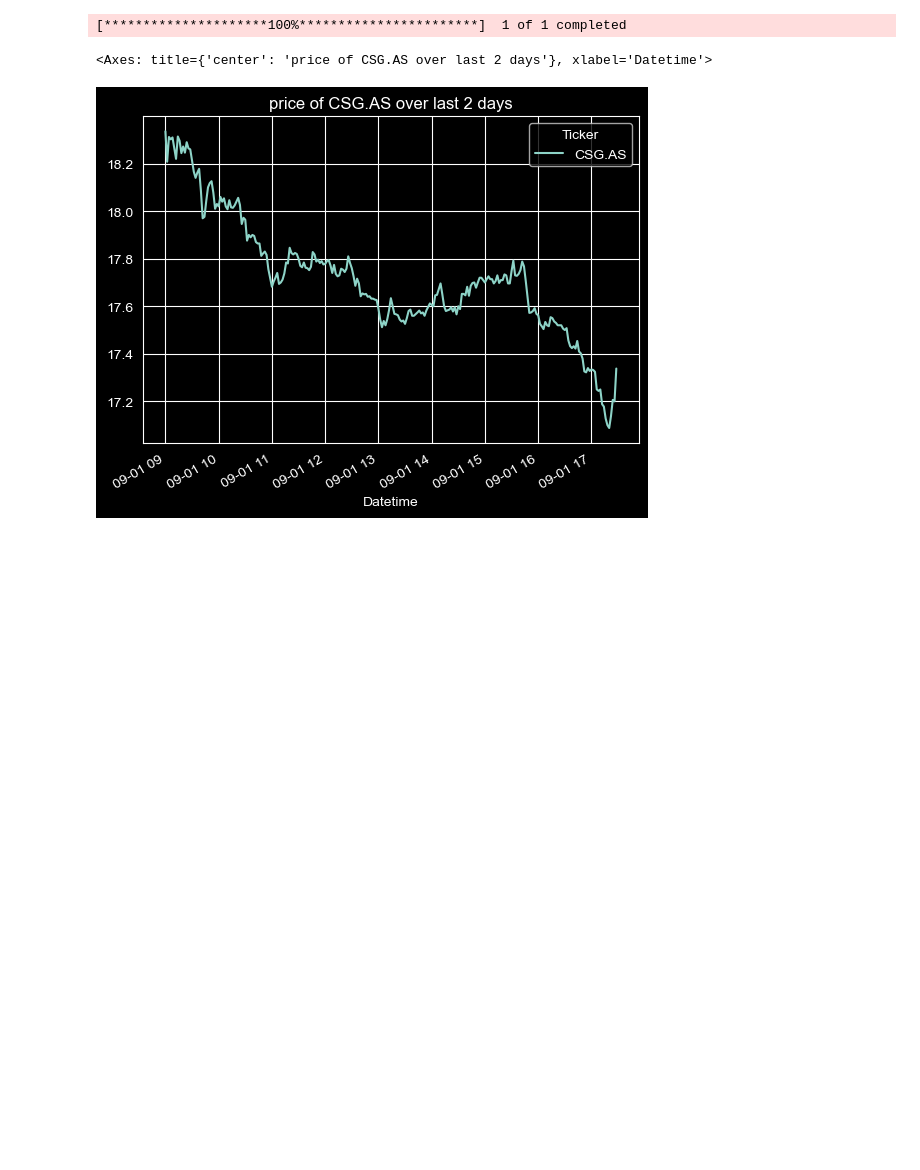
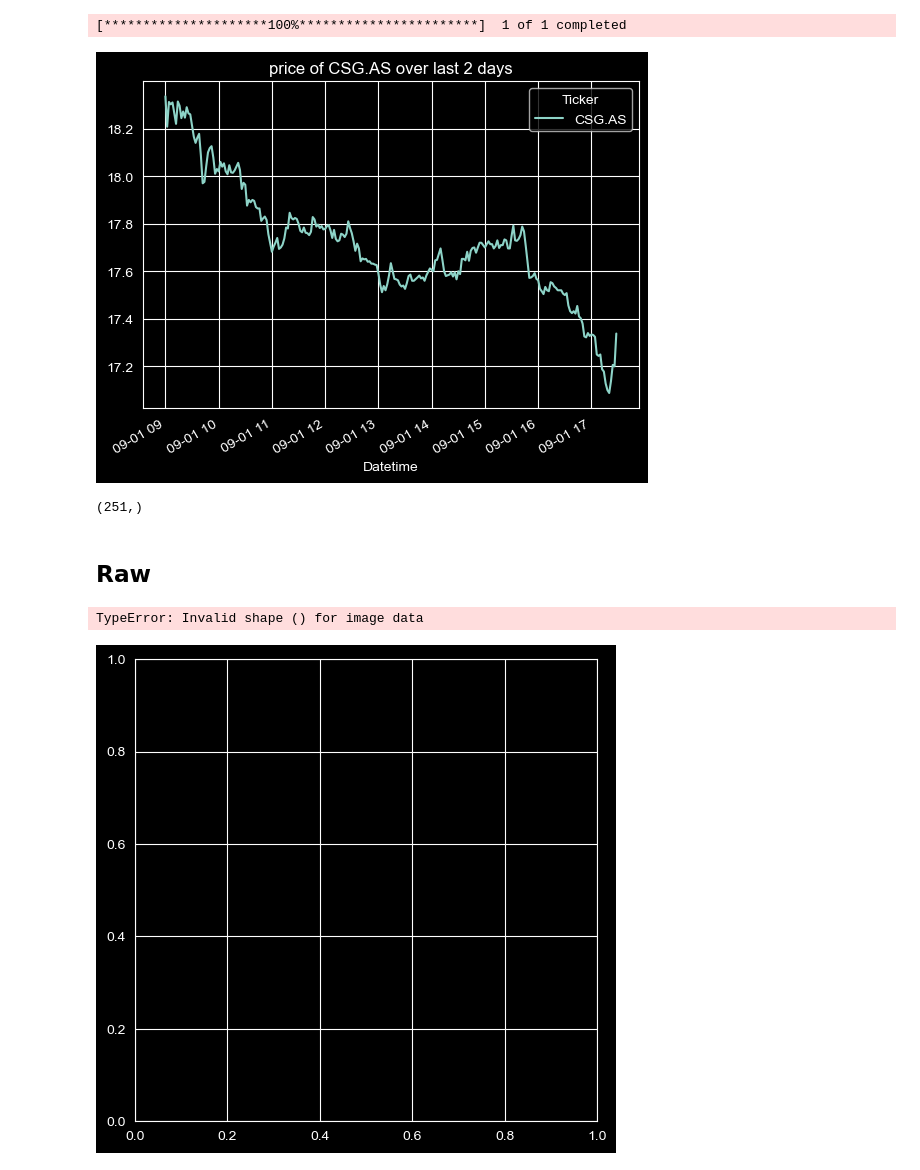
Before and after one commit to Anastasios-Vlachmpeis/Recurrence-Plot-Research, a Jupyter notebook: recplay.ipynb, the cells around one changed output. Saved outputs shown, nothing was run; the diff lists cells and outputs as text; code cells hidden in the pictures; blank space fills up the shorter version.

```diff
--- a/recplay.ipynb
+++ b/recplay.ipynb
@@ -9,7 +9,7 @@ ticker = "CSG.AS"
 df = yf.download(ticker, start= "2026-09-01", end= "2026-09-02", interval= "2m", prepost= True)
 
 df.plot(y= "Close", kind= "line", title= f"price of {ticker} over last 2 days")
+Series = df["Close"].squeeze("columns").to_numpy()
 # %% [output]
 [*********************100%***********************]  1 of 1 completed
-<Axes: title={'center': 'price of CSG.AS over last 2 days'}, xlabel='Datetime'>
 [figure]
@@ -22,0 +16,28 @@ df.plot(y= "Close", kind= "line", title= f"price of {ticker} over last 2 days")
+# %%
+Series.shape
+# %% [output]
+(251,)
+# %%
+m = 4 # Embedd dim
+t = 4 # Delay
+
+ε = 0.3 # Self explanatory
+
+#MATRIX
+windows = np.lib.stride_tricks.sliding_window_view(Series, (m - 1) * t + 1)
+vectors = windows[:, ::t] #VECTORS
+# %%
+Raw = np.zeros((len(vectors),len(vectors)),dtype= float)
+Thresholded = np.zeros((len(vectors),len(vectors)),dtype= float)
+
+
+for i in range(len(vectors)):
+    for j in range(len(vectors)):
+        Δ = (vectors[i] - vectors[j]) ** 2
+        D = np.sqrt(np.sum(Δ))
+
+        Raw[i,j] = D
+        Raw[j,i] = D
+
+        Thresholded[i,j] = D <= ε
+        Thresholded[j,i] = D <= ε
@@ -22,0 +46,13 @@ df.plot(y= "Close", kind= "line", title= f"price of {ticker} over last 2 days")
+# %% [markdown]
+## Raw
+# %%
+fig1, ax1 = plt.subplots(figsize=(7, 6))
+im = ax1.imshow(D, cmap="viridis", origin="lower", interpolation="nearest")
+
+ax1.set_title("Distance matrix")
+
+fig1.colorbar(im, ax=ax1, label="Distance")
+plt.show()
+# %% [output]
+TypeError: Invalid shape () for image data
+[figure, added]
```
Also changed, not shown: parts of 4 cells of this notebook.
